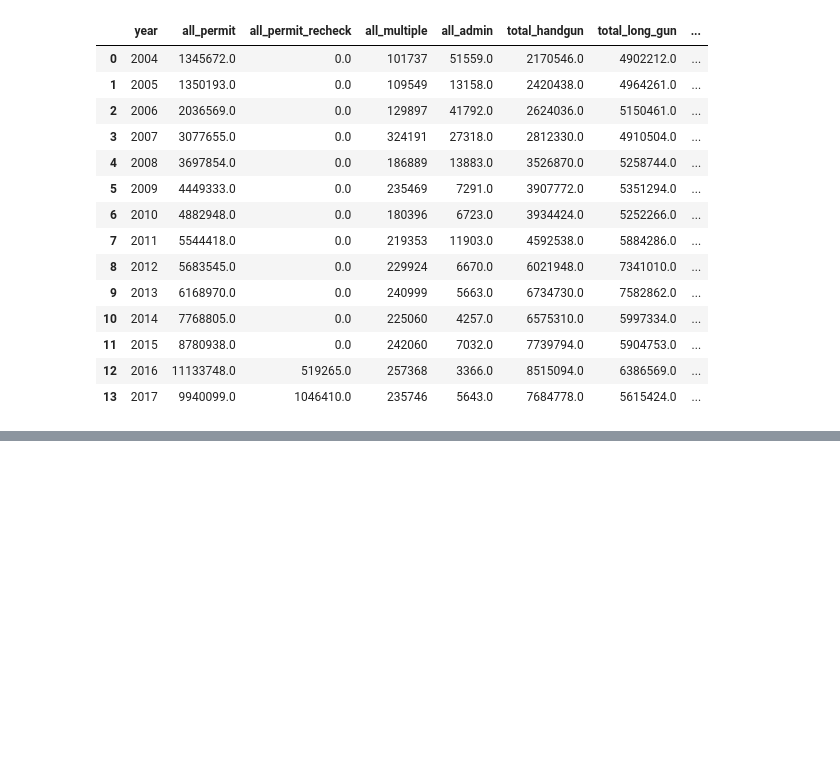
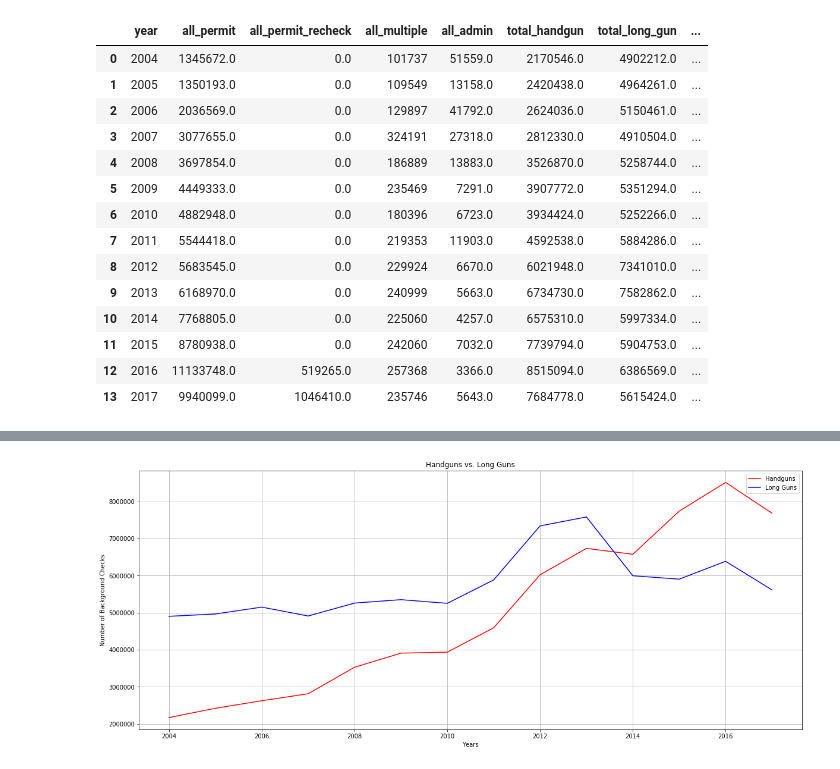
Before and after one commit to kcs342kcs/Guns, a Jupyter notebook: Parse_All_Data.ipynb, the cells around one changed output, grey strips where cells are left out. Saved outputs shown, nothing was run; the diff lists cells and outputs as text; code cells hidden in the pictures; blank space fills up the shorter version.

```diff
--- a/Parse_All_Data.ipynb
+++ b/Parse_All_Data.ipynb
@@ -358,0 +389,13 @@ g_df
+# %%
+plt.plot(g_df["year"],g_df["total_handgun"],label="Handguns",c="red")
+plt.plot(g_df["year"],g_df["total_long_gun"],label="Long Guns",c="blue")
+fig = plt.gcf()
+fig.set_size_inches(20,8)
+plt.grid()
+plt.legend(loc="best")
+plt.xlabel("Years")
+plt.ylabel("Number of Background Checks")
+plt.title("Handguns vs. Long Guns")
+plt.savefig("./images/hand_vs_long.png")
+# %% [output]
+[figure, added]
```
Also changed, not shown: parts of 5 cells of this notebook.
